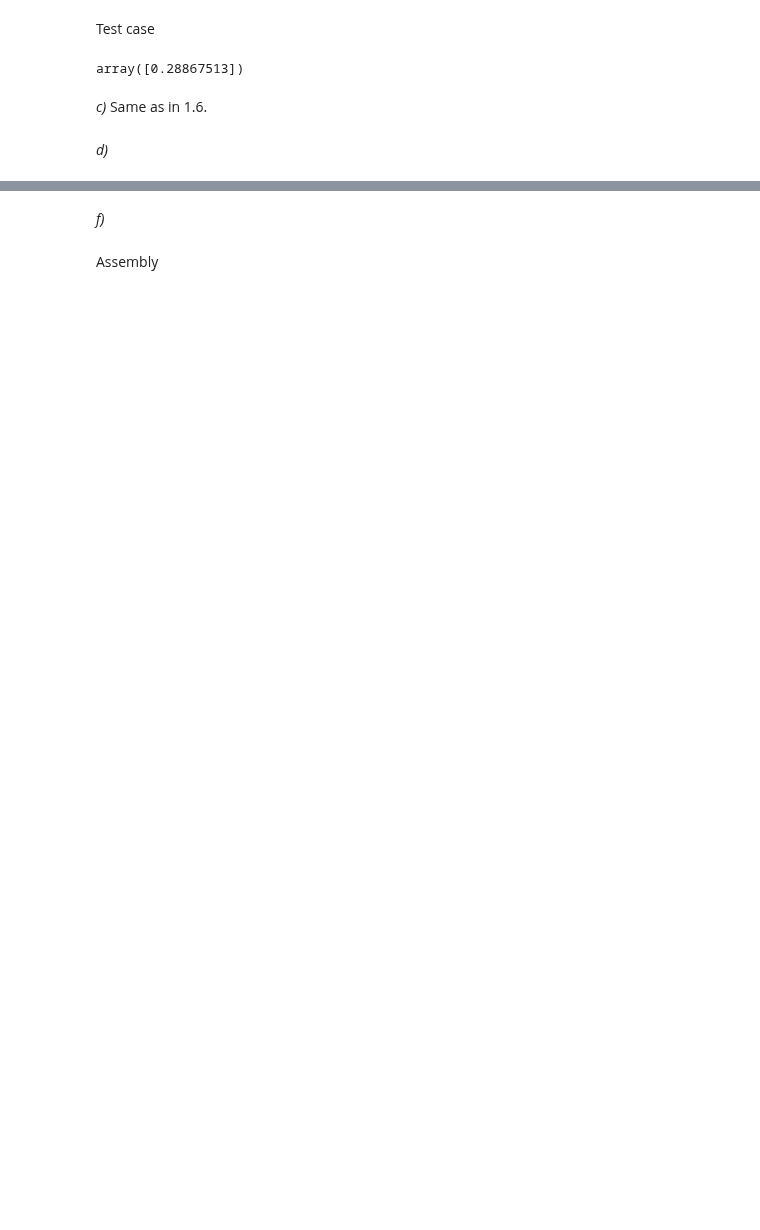
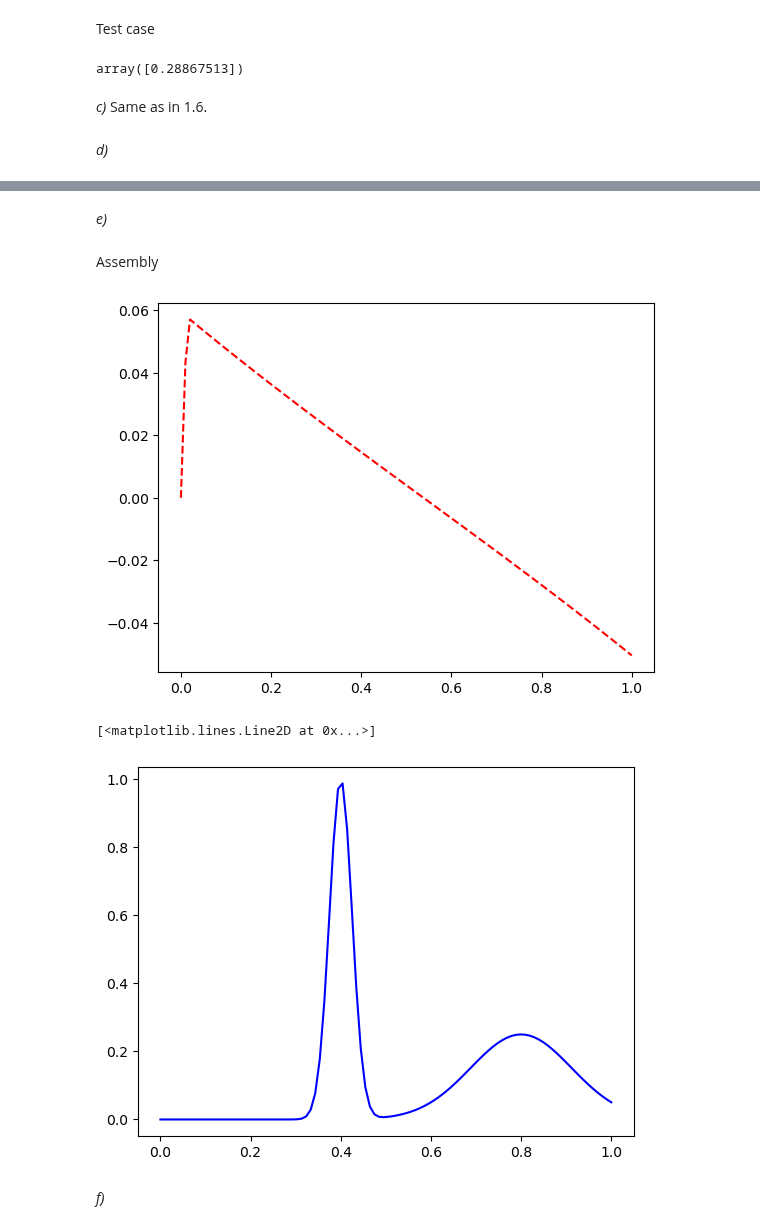
Before and after one commit to MarcusKNielsen/FEM, a Jupyter notebook: Problem1-7.ipynb, the cells around one changed output, grey strips where cells are left out. Drawn from its saved outputs; the diff is of its cells as text; code cells hidden in the pictures; blank space fills up the shorter version.

```diff
--- a/Problem1-7.ipynb
+++ b/Problem1-7.ipynb
@@ -2,0 +6,11 @@ import numpy as np
+# %%
+u = lambda x: np.exp(-800*(x-0.4)**2) + 0.25 * np.exp(-40*(x-0.8)**2)
+import sympy as sp
+
+x = sp.symbols('x')
+u_sym = sp.exp(-800*(x-0.4)**2) + 0.25 * sp.exp(-40*(x-0.8)**2)
+
+
+
+u_double_diff = sp.diff(u_sym, x, 2)
+u_sym-u_double_diff
@@ -88,0 +120,4 @@ which we may reduce since $N_i, N_j$ only overlap for $j=i-1,i,i+1$. We note tha
+# %% [markdown]
+*e)*
+# %% [markdown]
+Assembly
@@ -89,3 +181,39 @@ which we may reduce since $N_i, N_j$ only overlap for $j=i-1,i,i+1$. We note tha
+# %%
+from scipy import sparse
+from matplotlib import pyplot as plt
+
+def BVP1D(L, x,c, d,func, plot=True):
+
+    if type(x) == int:
+        x = np.linspace(0, L, x)
+
+    A,b = GlobalAssembly(x,c,d,func)
+
+    u = sparse.linalg.spsolve(A, b)
+
+    if plot:
+        plt.plot(x, u, 'r--',label="FEM solution")
+        plt.show()
+
+    return u
+# %%
+def f(y):
+    x = sp.symbols('x')
+    return float(u_sym.subs(x,y) - u_double_diff.subs(x,y))
+
+c = u(0)
+d = u(1)
+
+uhat = BVP1D(L=1, x=100, c=u(0), d=u(1),func=f, plot=True)
+
+xax = np.linspace(0,1,100)
+u = lambda x: np.exp(-800*(x-0.4)**2) + 0.25 * np.exp(-40*(x-0.8)**2)
+
+plt.plot(xax, u(xax), 'b-',label="Exact solution")
+# %% [output]
+[figure, added]
+[<matplotlib.lines.Line2D at 0x...>]
+[figure, added]
 # %% [markdown]
 *f)*
 # %%
@@ -99,5 +227,3 @@ def AMR(u,VX,EToV,tol=10e-4, alpha=1):
         EToV, VX = refine_marked(EToV,VX,idxMarked)
 
     return EToV, VX, err
-# %% [markdown]
-Assembly
```
Also changed, not shown: parts of 10 cells of this notebook.
